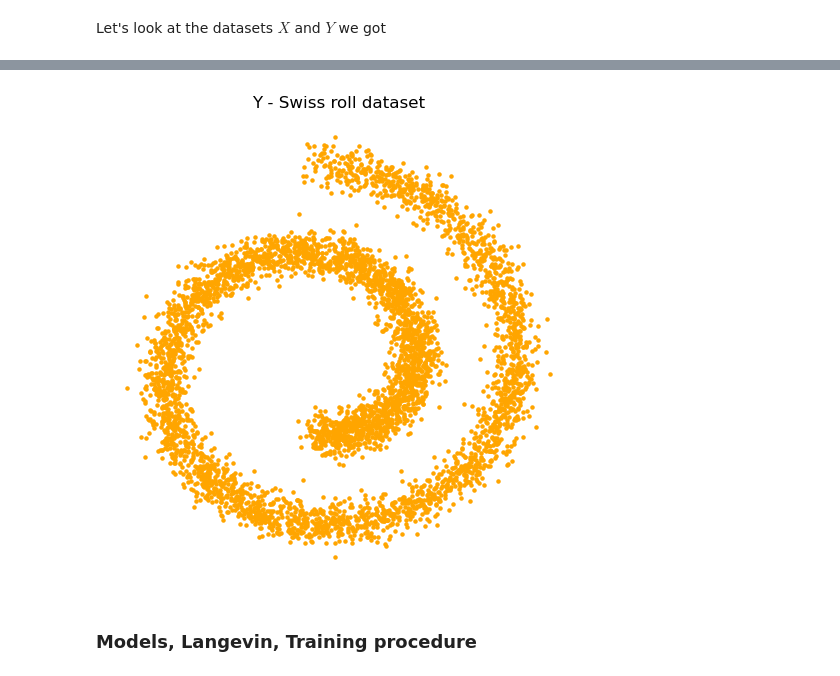
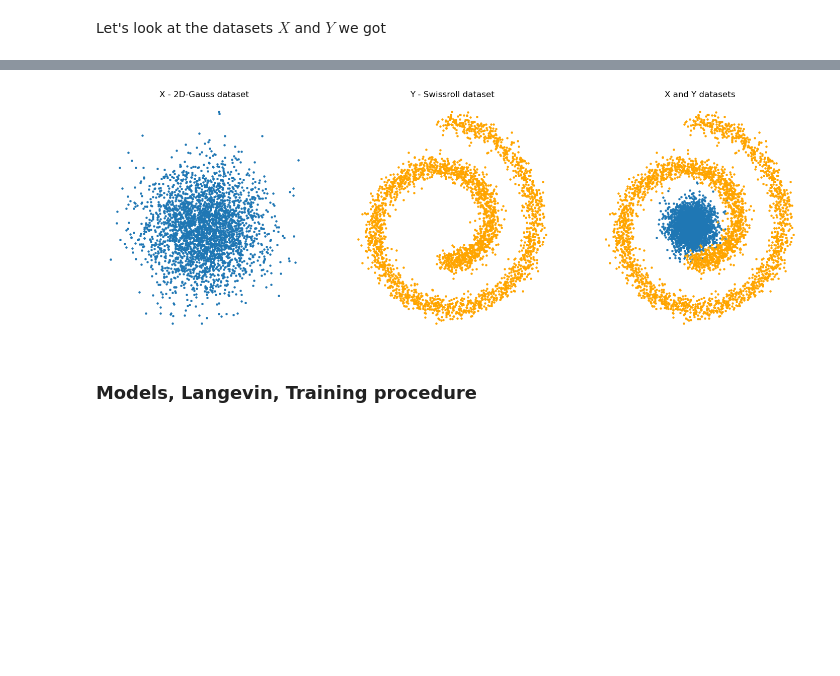
Before and after one commit to shredder67/energy-guided-ot, a Jupyter notebook: Energy_guided_EOT.ipynb, the cells around one changed output, grey strips where cells are left out. Drawn from its saved outputs; the diff is of its cells as text; code cells hidden in the pictures; blank space fills up the shorter version.

```diff
--- a/Energy_guided_EOT.ipynb
+++ b/Energy_guided_EOT.ipynb
@@ -201,13 +191,25 @@ plt.show()
-# %%
-dataset_y = SwissrollDataset(n_samples=5000)
-
-plt.figure(figsize=(6, 6))
-plt.scatter(dataset_y.data[:, 0].cpu(), dataset_y.data[:, 1].cpu(), c='orange', s=5, marker='o')
-plt.title("Y - Swiss roll dataset")
-plt.axis('off')
-plt.show()
-# %% [output]
-[figure, removed]
+# %%
+dataset_x = GaussDataset(n_samples=3000, sigma=1.5)
+dataset_y = SwissrollDataset(n_samples=3000)
+
+_, axs = plt.subplots(1, 3, figsize=(18, 6))
+
+axs[0].scatter(dataset_x.data[:, 0].cpu(), dataset_x.data[:, 1].cpu(), s=5, marker='o')
+axs[0].set_title("X - 2D-Gauss dataset")
+axs[0].axis('off')
+
+axs[1].scatter(dataset_y.data[:, 0].cpu(), dataset_y.data[:, 1].cpu(), c='orange', s=5, marker='o')
+axs[1].set_title("Y - Swissroll dataset")
+axs[1].axis('off')
+
+axs[2].scatter(dataset_x.data[:, 0].cpu(), dataset_x.data[:, 1].cpu(), s=5, marker='o')
+axs[2].scatter(dataset_y.data[:, 0].cpu(), dataset_y.data[:, 1].cpu(), c='orange', s=5, marker='o')
+axs[2].set_title("X and Y datasets")
+axs[2].axis('off')
+
+plt.show()
+# %% [output]
+[figure, added]
 # %% [markdown]
 ### Models, Langevin, Training procedure
 # %%
```
Also changed, not shown: parts of 8 cells of this notebook.
